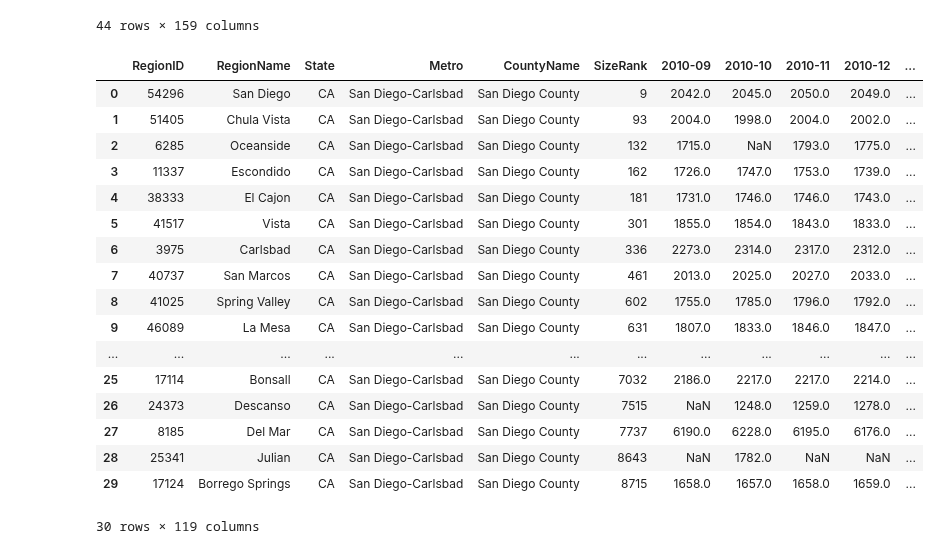
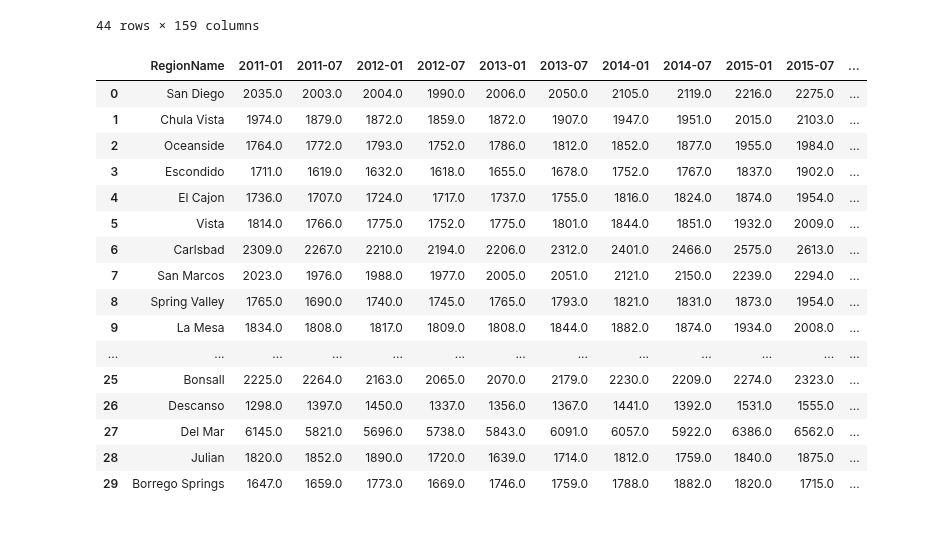
Before and after one commit to aaronaher619/COGS-108-Final-Project, a Jupyter notebook: Final_Project.ipynb, the cells around one changed output. Drawn from its saved outputs; the diff is of its cells as text; code cells hidden in the pictures.

```diff
--- a/Final_Project.ipynb
+++ b/Final_Project.ipynb
@@ -76,25 +76,30 @@ df_zillow
 # %%
 df_zillow_rent = pd.read_csv("City_Zri_AllHomesPlusMultifamily.csv")
 df_zillow_rent = df_zillow_rent[df_zillow_rent['CountyName'] == 'San Diego County' ]
+df_zillow_rent = df_zillow_rent.drop(columns = ['RegionID', 'Metro', 'CountyName', 'State',], axis = 1)
 df_zillow_rent = df_zillow_rent.reset_index()
-df_zillow_rent = df_zillow_rent.drop( columns = 'index', axis = 1 )
+df_zillow_rent = df_zillow_rent.drop(columns = 'index', axis = 1 )
+df_zillow_rent = df_zillow_rent.drop(df_zillow_rent.iloc[:,2:6], axis = 1)
+for i in range(3, 20):
+    df_zillow_rent = df_zillow_rent.drop(df_zillow_rent.iloc[:,i:i+5], axis = 1)
+df_zillow_rent = df_zillow_rent.drop(df_zillow_rent.iloc[:,18:], axis = 1)
+df_zillow_rent = df_zillow_rent.drop(columns = ['SizeRank'])
 df_zillow_rent
 # %% [output]
-|  | RegionID | RegionName | State | Metro | CountyName | SizeRank | 2010-09 | 2010-10 | 2010-11 | 2010-12 | ... |
-| 0 | 54296 | San Diego | CA | San Diego-Carlsbad | San Diego County | 9 | 2042.0 | 2045.0 | 2050.0 | 2049.0 | ... |
-| 1 | 51405 | Chula Vista | CA | San Diego-Carlsbad | San Diego County | 93 | 2004.0 | 1998.0 | 2004.0 | 2002.0 | ... |
-| 2 | 6285 | Oceanside | CA | San Diego-Carlsbad | San Diego County | 132 | 1715.0 | NaN | 1793.0 | 1775.0 | ... |
-| 3 | 11337 | Escondido | CA | San Diego-Carlsbad | San Diego County | 162 | 1726.0 | 1747.0 | 1753.0 | 1739.0 | ... |
-| 4 | 38333 | El Cajon | CA | San Diego-Carlsbad | San Diego County | 181 | 1731.0 | 1746.0 | 1746.0 | 1743.0 | ... |
-| 5 | 41517 | Vista | CA | San Diego-Carlsbad | San Diego County | 301 | 1855.0 | 1854.0 | 1843.0 | 1833.0 | ... |
-| 6 | 3975 | Carlsbad | CA | San Diego-Carlsbad | San Diego County | 336 | 2273.0 | 2314.0 | 2317.0 | 2312.0 | ... |
-| 7 | 40737 | San Marcos | CA | San Diego-Carlsbad | San Diego County | 461 | 2013.0 | 2025.0 | 2027.0 | 2033.0 | ... |
-| 8 | 41025 | Spring Valley | CA | San Diego-Carlsbad | San Diego County | 602 | 1755.0 | 1785.0 | 1796.0 | 1792.0 | ... |
-| 9 | 46089 | La Mesa | CA | San Diego-Carlsbad | San Diego County | 631 | 1807.0 | 1833.0 | 1846.0 | 1847.0 | ... |
-| ... | ... | ... | ... | ... | ... | ... | ... | ... | ... | ... | ... |
-| 25 | 17114 | Bonsall | CA | San Diego-Carlsbad | San Diego County | 7032 | 2186.0 | 2217.0 | 2217.0 | 2214.0 | ... |
-| 26 | 24373 | Descanso | CA | San Diego-Carlsbad | San Diego County | 7515 | NaN | 1248.0 | 1259.0 | 1278.0 | ... |
-| 27 | 8185 | Del Mar | CA | San Diego-Carlsbad | San Diego County | 7737 | 6190.0 | 6228.0 | 6195.0 | 6176.0 | ... |
-| 28 | 25341 | Julian | CA | San Diego-Carlsbad | San Diego County | 8643 | NaN | 1782.0 | NaN | NaN | ... |
-| 29 | 17124 | Borrego Springs | CA | San Diego-Carlsbad | San Diego County | 8715 | 1658.0 | 1657.0 | 1658.0 | 1659.0 | ... |
+|  | RegionName | 2011-01 | 2011-07 | 2012-01 | 2012-07 | 2013-01 | 2013-07 | 2014-01 | 2014-07 | 2015-01 | 2015-07 | ... |
+| 0 | San Diego | 2035.0 | 2003.0 | 2004.0 | 1990.0 | 2006.0 | 2050.0 | 2105.0 | 2119.0 | 2216.0 | 2275.0 | ... |
+| 1 | Chula Vista | 1974.0 | 1879.0 | 1872.0 | 1859.0 | 1872.0 | 1907.0 | 1947.0 | 1951.0 | 2015.0 | 2103.0 | ... |
+| 2 | Oceanside | 1764.0 | 1772.0 | 1793.0 | 1752.0 | 1786.0 | 1812.0 | 1852.0 | 1877.0 | 1955.0 | 1984.0 | ... |
+| 3 | Escondido | 1711.0 | 1619.0 | 1632.0 | 1618.0 | 1655.0 | 1678.0 | 1752.0 | 1767.0 | 1837.0 | 1902.0 | ... |
+| 4 | El Cajon | 1736.0 | 1707.0 | 1724.0 | 1717.0 | 1737.0 | 1755.0 | 1816.0 | 1824.0 | 1874.0 | 1954.0 | ... |
+| 5 | Vista | 1814.0 | 1766.0 | 1775.0 | 1752.0 | 1775.0 | 1801.0 | 1844.0 | 1851.0 | 1932.0 | 2009.0 | ... |
+| 6 | Carlsbad | 2309.0 | 2267.0 | 2210.0 | 2194.0 | 2206.0 | 2312.0 | 2401.0 | 2466.0 | 2575.0 | 2613.0 | ... |
+| 7 | San Marcos | 2023.0 | 1976.0 | 1988.0 | 1977.0 | 2005.0 | 2051.0 | 2121.0 | 2150.0 | 2239.0 | 2294.0 | ... |
+| 8 | Spring Valley | 1765.0 | 1690.0 | 1740.0 | 1745.0 | 1765.0 | 1793.0 | 1821.0 | 1831.0 | 1873.0 | 1954.0 | ... |
+| 9 | La Mesa | 1834.0 | 1808.0 | 1817.0 | 1809.0 | 1808.0 | 1844.0 | 1882.0 | 1874.0 | 1934.0 | 2008.0 | ... |
+| ... | ... | ... | ... | ... | ... | ... | ... | ... | ... | ... | ... | ... |
+| 25 | Bonsall | 2225.0 | 2264.0 | 2163.0 | 2065.0 | 2070.0 | 2179.0 | 2230.0 | 2209.0 | 2274.0 | 2323.0 | ... |
+| 26 | Descanso | 1298.0 | 1397.0 | 1450.0 | 1337.0 | 1356.0 | 1367.0 | 1441.0 | 1392.0 | 1531.0 | 1555.0 | ... |
+| 27 | Del Mar | 6145.0 | 5821.0 | 5696.0 | 5738.0 | 5843.0 | 6091.0 | 6057.0 | 5922.0 | 6386.0 | 6562.0 | ... |
+| 28 | Julian | 1820.0 | 1852.0 | 1890.0 | 1720.0 | 1639.0 | 1714.0 | 1812.0 | 1759.0 | 1840.0 | 1875.0 | ... |
+| 29 | Borrego Springs | 1647.0 | 1659.0 | 1773.0 | 1669.0 | 1746.0 | 1759.0 | 1788.0 | 1882.0 | 1820.0 | 1715.0 | ... |
-30 rows × 119 columns
```
Also changed, not shown: parts of 2 cells of this notebook.
